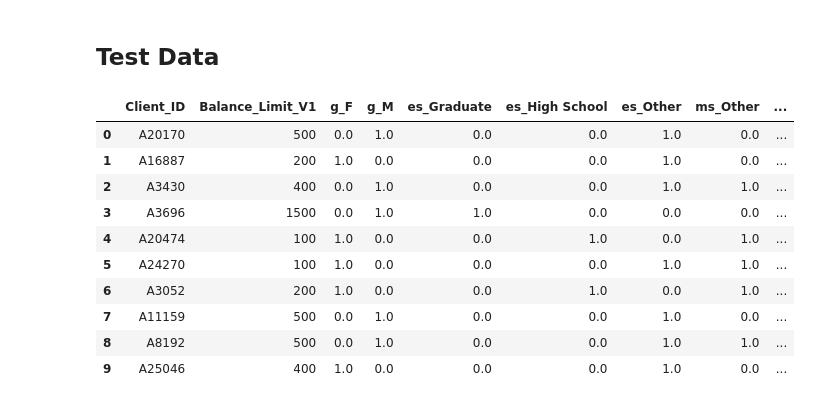
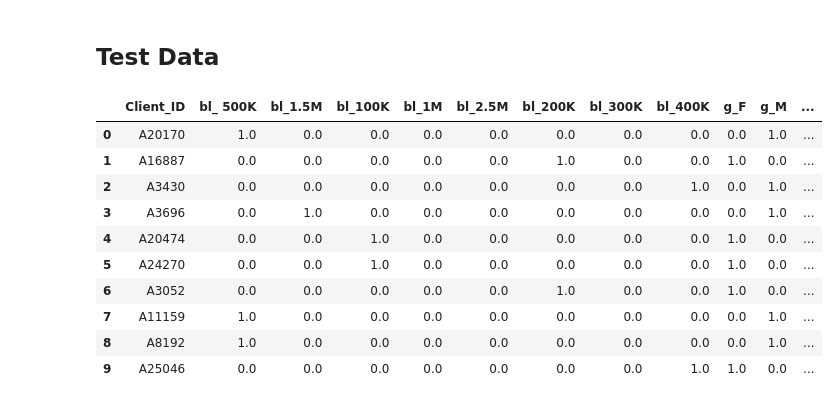
Before and after one commit to JanithGan/Data-Storm, a Jupyter notebook: 02-16/Preprocess.ipynb, the cells around one changed output. Saved outputs shown, nothing was run; the diff lists cells and outputs as text; code cells hidden in the pictures.

```diff
--- a/02-16/Preprocess.ipynb
+++ b/02-16/Preprocess.ipynb
@@ -10,7 +10,7 @@ from sklearn.preprocessing import LabelEncoder, OneHotEncoder
 from sklearn.preprocessing import StandardScaler
 from sklearn.decomposition import PCA
 
-pd.set_option('display.max_columns', 31)
+pd.set_option('display.max_columns', 40)
 # %% [markdown]
 ## Import Data
 # %%
@@ -107,7 +124,7 @@ pro_train.head(10)
 pro_test = pd.DataFrame(test_data,columns=test_headers,index=None)
 # %%
 # One Hot Encoding
-def one_hot_encode_train(field_name, tag):
+def one_hot_encode_test(field_name, tag):
     global pro_test
     hot_encoder = OneHotEncoder(categories='auto')
     fields = pd.DataFrame(hot_encoder.fit_transform(pro_test.loc[:, [field_name]]).toarray())
@@ -115,44 +132,62 @@ def one_hot_encode_train(field_name, tag):
     fields.set_axis(headers, axis=1, inplace=True)
     pro_test.drop([field_name], axis=1, inplace=True)
     pro_test = fields.join(pro_test)
-    return fields
 
 # PCA
-def apply_pca_train(pca, column_list, name):
+def apply_pca_test(column_list, name):
     global pro_test
+    pca = PCA(n_components=1, copy=True)
     pca_col = pca.fit_transform(pro_test[column_list])
     pro_test.drop(column_list, axis=1, inplace=True)
     pro_test = pro_test.join(pd.DataFrame(pca_col, columns=[name]))
+
+# Mean
+def apply_mean_test(column_list, name):
+    global pro_test
+    mean_col = pd.DataFrame(pro_test[column_list].mean(axis=1), columns=[name])
+    pro_test.drop(column_list, axis=1, inplace=True)
+    pro_test = pro_test.join(mean_col)
 # %%
 # Reformating Data Frame
 id_col = pd.DataFrame(pro_test.Client_ID)
-pro_test.replace({"Balance_Limit_V1": di}, inplace=True)
-balance_limit_col = pd.DataFrame(pro_test.Balance_Limit_V1)
 
-pro_test.drop(['Client_ID', 'Balance_Limit_V1'], axis=1, inplace=True)
+# pro_test.replace({"Balance_Limit_V1": di}, inplace=True)
+# balance_limit_col = pd.DataFrame(pro_test.Balance_Limit_V1)
 
-age_f = one_hot_encode_train('AGE', 'age')
-marital_f = one_hot_encode_train('MARITAL_STATUS', 'ms')
-education_f = one_hot_encode_train('EDUCATION_STATUS', 'es')
-gender_f = one_hot_encode_train('Gender','g')
-pro_test = balance_limit_col.join(pro_test)
+pro_test.drop(['Client_ID']+paid_amt_list, axis=1, inplace=True)
+
+# Apply One Hot Encoding
+age_f = one_hot_encode_test('AGE', 'age')
+marital_f = one_hot_encode_test('MARITAL_STATUS', 'ms')
+education_f = one_hot_encode_test('EDUCATION_STATUS', 'es')
+gender_f = one_hot_encode_test('Gender','g')
+balance_limit_f = one_hot_encode_test('Balance_Limit_V1','bl')
+
+# pro_test = balance_limit_col.join(pro_test)
 pro_test = id_col.join(pd.DataFrame(pro_test))
 
-apply_pca_train(pca1, paid_amt_list, 'Paid_AMT')
-apply_pca_train(pca2, due_amt_list, 'Due_AMT')
+# Apply PCA
+# apply_pca_test(paid_amt_list, 'Paid_AMT')
+# apply_pca_test(due_amt_list, 'Due_AMT')
+# apply_pca_test(pay_list, 'Pay')
+
+# Apply Mean
+# apply_mean_test(paid_amt_list, 'Paid_AMT')
+# apply_mean_test(due_amt_list, 'Due_AMT')
+# apply_mean_test(pay_list, 'Pay')
 
 # Uploading to a CSV
 pro_test.to_csv('Data/Processed_Testset.csv', index=None)
 pro_test.head(10)
 # %% [output]
-|  | Client_ID | Balance_Limit_V1 | g_F | g_M | es_Graduate | es_High School | es_Other | ms_Other | ... |
-| 0 | A20170 | 500 | 0.0 | 1.0 | 0.0 | 0.0 | 1.0 | 0.0 | ... |
-| 1 | A16887 | 200 | 1.0 | 0.0 | 0.0 | 0.0 | 1.0 | 0.0 | ... |
-| 2 | A3430 | 400 | 0.0 | 1.0 | 0.0 | 0.0 | 1.0 | 1.0 | ... |
-| 3 | A3696 | 1500 | 0.0 | 1.0 | 1.0 | 0.0 | 0.0 | 0.0 | ... |
-| 4 | A20474 | 100 | 1.0 | 0.0 | 0.0 | 1.0 | 0.0 | 1.0 | ... |
-| 5 | A24270 | 100 | 1.0 | 0.0 | 0.0 | 0.0 | 1.0 | 1.0 | ... |
-| 6 | A3052 | 200 | 1.0 | 0.0 | 0.0 | 1.0 | 0.0 | 1.0 | ... |
-| 7 | A11159 | 500 | 0.0 | 1.0 | 0.0 | 0.0 | 1.0 | 0.0 | ... |
-| 8 | A8192 | 500 | 0.0 | 1.0 | 0.0 | 0.0 | 1.0 | 1.0 | ... |
-| 9 | A25046 | 400 | 1.0 | 0.0 | 0.0 | 0.0 | 1.0 | 0.0 | ... |
+|  | Client_ID | bl_ 500K | bl_1.5M | bl_100K | bl_1M | bl_2.5M | bl_200K | bl_300K | bl_400K | g_F | g_M | ... |
+| 0 | A20170 | 1.0 | 0.0 | 0.0 | 0.0 | 0.0 | 0.0 | 0.0 | 0.0 | 0.0 | 1.0 | ... |
+| 1 | A16887 | 0.0 | 0.0 | 0.0 | 0.0 | 0.0 | 1.0 | 0.0 | 0.0 | 1.0 | 0.0 | ... |
+| 2 | A3430 | 0.0 | 0.0 | 0.0 | 0.0 | 0.0 | 0.0 | 0.0 | 1.0 | 0.0 | 1.0 | ... |
+| 3 | A3696 | 0.0 | 1.0 | 0.0 | 0.0 | 0.0 | 0.0 | 0.0 | 0.0 | 0.0 | 1.0 | ... |
+| 4 | A20474 | 0.0 | 0.0 | 1.0 | 0.0 | 0.0 | 0.0 | 0.0 | 0.0 | 1.0 | 0.0 | ... |
+| 5 | A24270 | 0.0 | 0.0 | 1.0 | 0.0 | 0.0 | 0.0 | 0.0 | 0.0 | 1.0 | 0.0 | ... |
+| 6 | A3052 | 0.0 | 0.0 | 0.0 | 0.0 | 0.0 | 1.0 | 0.0 | 0.0 | 1.0 | 0.0 | ... |
+| 7 | A11159 | 1.0 | 0.0 | 0.0 | 0.0 | 0.0 | 0.0 | 0.0 | 0.0 | 0.0 | 1.0 | ... |
+| 8 | A8192 | 1.0 | 0.0 | 0.0 | 0.0 | 0.0 | 0.0 | 0.0 | 0.0 | 0.0 | 1.0 | ... |
+| 9 | A25046 | 0.0 | 0.0 | 0.0 | 0.0 | 0.0 | 0.0 | 0.0 | 1.0 | 1.0 | 0.0 | ... |
```
Also changed, not shown: parts of 3 cells of this notebook, 6 other files.
